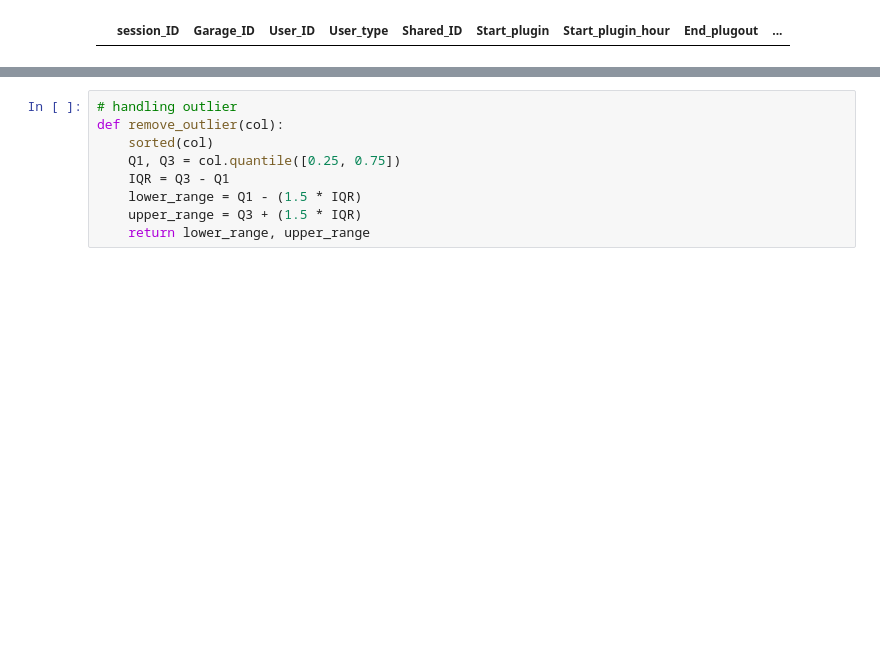
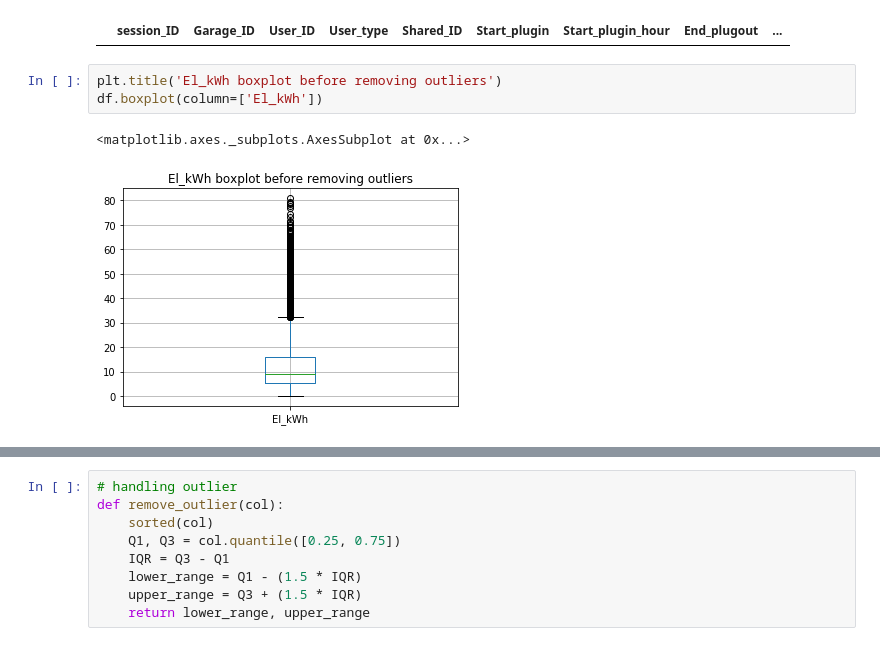
Before and after one commit to clairebb1005/MLTS_Project, a Jupyter notebook: eda.ipynb, the cells around one changed output, grey strips where cells are left out. Drawn from its saved outputs; the diff is of its cells as text; blank space fills up the shorter version.

Commit message:
adding plots for EDA

```diff
--- a/eda.ipynb
+++ b/eda.ipynb
@@ -112,3 +113,9 @@ duplicate = df.duplicated()
 df[duplicate]
 # %% [output]
 |  | session_ID | Garage_ID | User_ID | User_type | Shared_ID | Start_plugin | Start_plugin_hour | End_plugout | ... |
+# %%
+plt.title('El_kWh boxplot before removing outliers')
+df.boxplot(column=['El_kWh'])
+# %% [output]
+<matplotlib.axes._subplots.AxesSubplot at 0x...>
+[figure, added]
```
Also changed, not shown: parts of 17 cells of this notebook.
